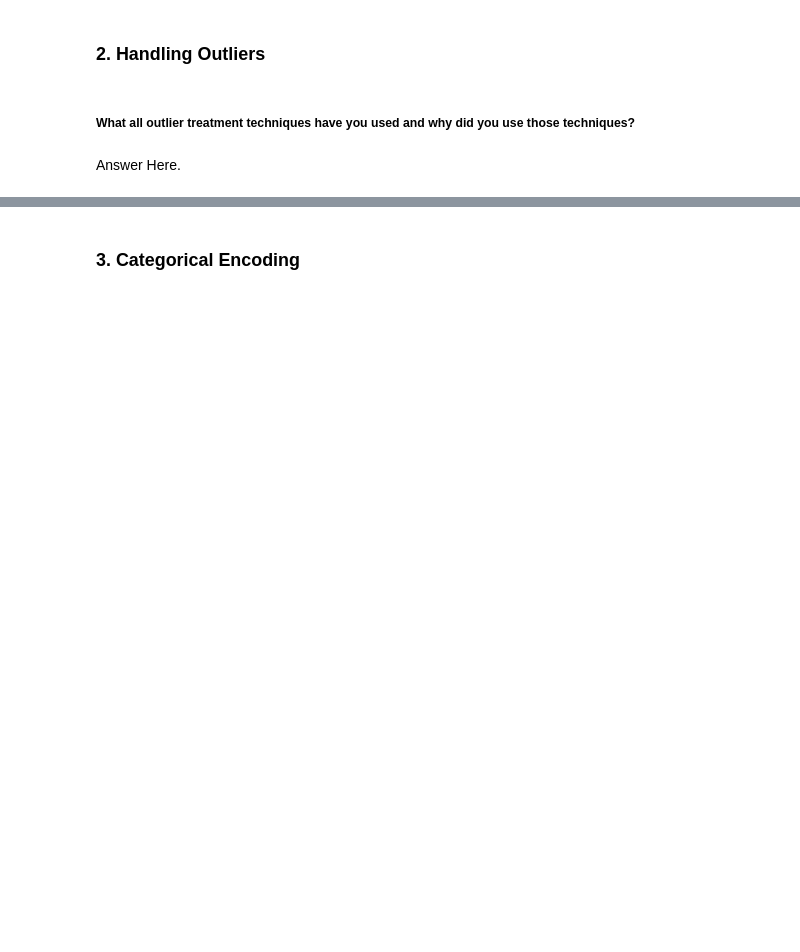
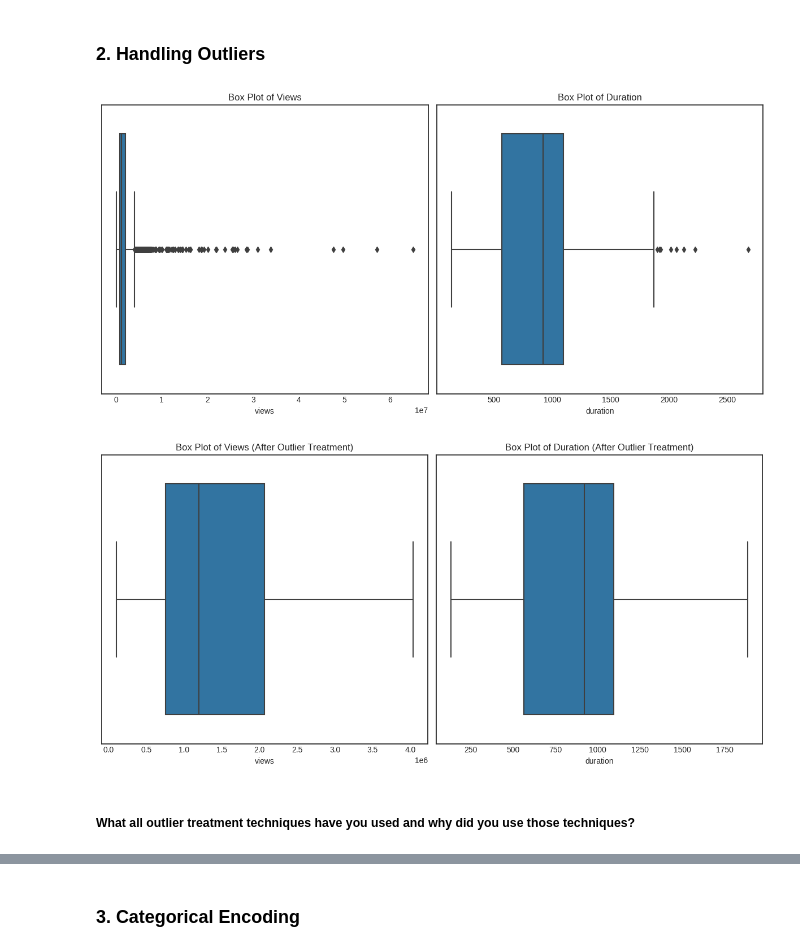
Before and after one commit to shubhamrai1318/TED_Talk_Views_Prediction, a Jupyter notebook: TED_Talk_Views_Prediction.ipynb, the cells around one changed output, grey strips where cells are left out. Drawn from its saved outputs; the diff is of its cells as text; code cells hidden in the pictures; blank space fills up the shorter version.

```diff
--- a/TED_Talk_Views_Prediction.ipynb
+++ b/TED_Talk_Views_Prediction.ipynb
@@ -1569,4 +1597,58 @@ Answer Here.
+# %%
+# Handling Outliers & Outlier treatments
+
+# Let's identify potential outliers in the 'views' and 'duration' columns using box plots.
+plt.figure(figsize=(12, 6))
+plt.subplot(1, 2, 1)
+sns.boxplot(x=df['views'])
+plt.title('Box Plot of Views')
+
+plt.subplot(1, 2, 2)
+sns.boxplot(x=df['duration'])
+plt.title('Box Plot of Duration')
+plt.tight_layout()
+plt.show()
+
+# Calculate the IQR (Interquartile Range) for 'views' and 'duration'
+Q1_views = df['views'].quantile(0.25)
+Q3_views = df['views'].quantile(0.75)
+IQR_views = Q3_views - Q1_views
+
+Q1_duration = df['duration'].quantile(0.25)
+Q3_duration = df['duration'].quantile(0.75)
+IQR_duration = Q3_duration - Q1_duration
+
+# Define the lower and upper bounds for outliers using the IQR method
+lower_bound_views = Q1_views - 1.5 * IQR_views
+upper_bound_views = Q3_views + 1.5 * IQR_views
+lower_bound_duration = Q1_duration - 1.5 * IQR_duration
+upper_bound_duration = Q3_duration + 1.5 * IQR_duration
+
+# Replace outliers with the lower or upper bound value
+
+# For 'views' column
+df.loc[df['views'] < lower_bound_views, 'views'] = lower_bound_views
+df.loc[df['views'] > upper_bound_views, 'views'] = upper_bound_views
+
+# For 'duration' column
+df.loc[df['duration'] < lower_bound_duration, 'duration'] = lower_bound_duration
+df.loc[df['duration'] > upper_bound_duration, 'duration'] = upper_bound_duration
+
+
+# Let's visualize the box plots again to see the effect of outlier treatment
+plt.figure(figsize=(12, 6))
+plt.subplot(1, 2, 1)
+sns.boxplot(x=df['views'])
+plt.title('Box Plot of Views (After Outlier Treatment)')
+
+plt.subplot(1, 2, 2)
+sns.boxplot(x=df['duration'])
+plt.title('Box Plot of Duration (After Outlier Treatment)')
+
+plt.tight_layout()
+plt.show()
+# %% [output]
+[figure, added]
+[figure, added]
 # %% [markdown]
 ##### What all outlier treatment techniques have you used and why did you use those techniques?
-# %% [markdown]
-Answer Here.
```
Also changed, not shown: parts of 11 cells of this notebook.
